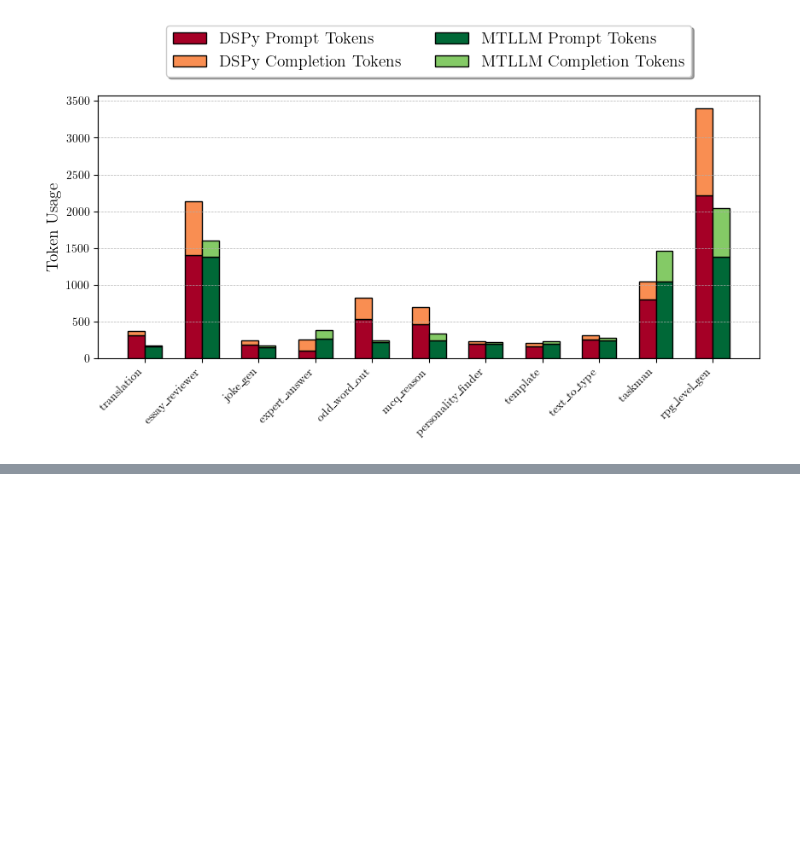
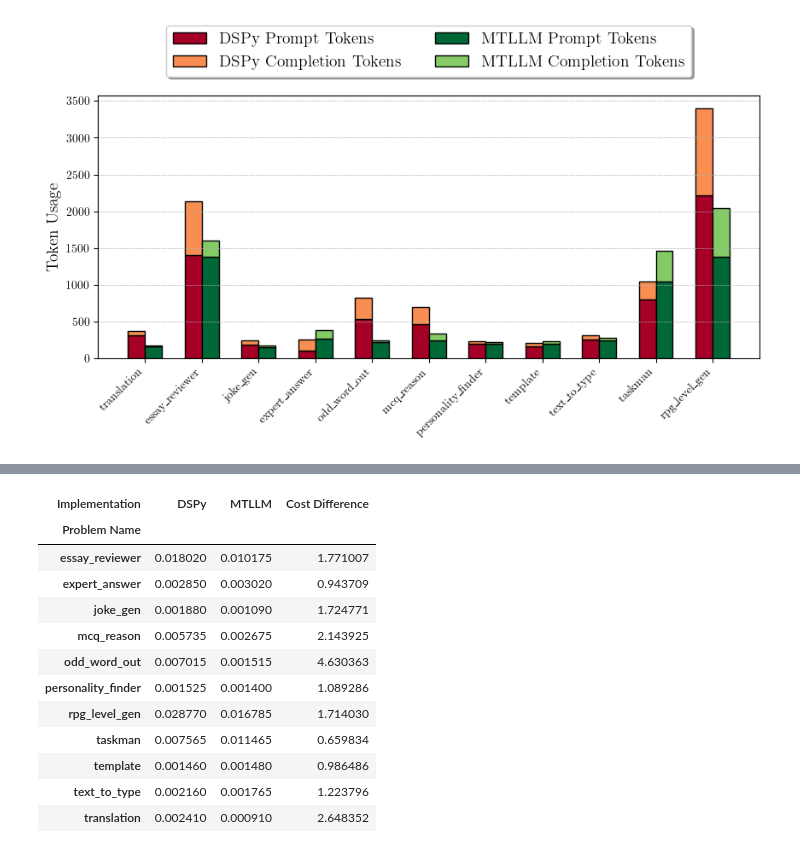
Before and after one commit to Jaseci-Labs/mtllm-evaluation, a Jupyter notebook: runs/Runtime_Tokens.ipynb, the cells around one changed output, grey strips where cells are left out. Saved outputs shown, nothing was run; the diff lists cells and outputs as text; code cells hidden in the pictures; blank space fills up the shorter version.

```diff
--- a/runs/Runtime_Tokens.ipynb
+++ b/runs/Runtime_Tokens.ipynb
@@ -172,0 +166,16 @@ Text(0, -60.0, '$\\mathdefault{−60}$')
+# %%
+df_pivot
+# %% [output]
+| Implementation | DSPy | MTLLM | Cost Difference |
+| Problem Name |  |  |  |
+| essay_reviewer | 0.018020 | 0.010175 | 1.771007 |
+| expert_answer | 0.002850 | 0.003020 | 0.943709 |
+| joke_gen | 0.001880 | 0.001090 | 1.724771 |
+| mcq_reason | 0.005735 | 0.002675 | 2.143925 |
+| odd_word_out | 0.007015 | 0.001515 | 4.630363 |
+| personality_finder | 0.001525 | 0.001400 | 1.089286 |
+| rpg_level_gen | 0.028770 | 0.016785 | 1.714030 |
+| taskman | 0.007565 | 0.011465 | 0.659834 |
+| template | 0.001460 | 0.001480 | 0.986486 |
+| text_to_type | 0.002160 | 0.001765 | 1.223796 |
+| translation | 0.002410 | 0.000910 | 2.648352 |
```
Also changed, not shown: parts of 4 cells of this notebook, 1 other file.
